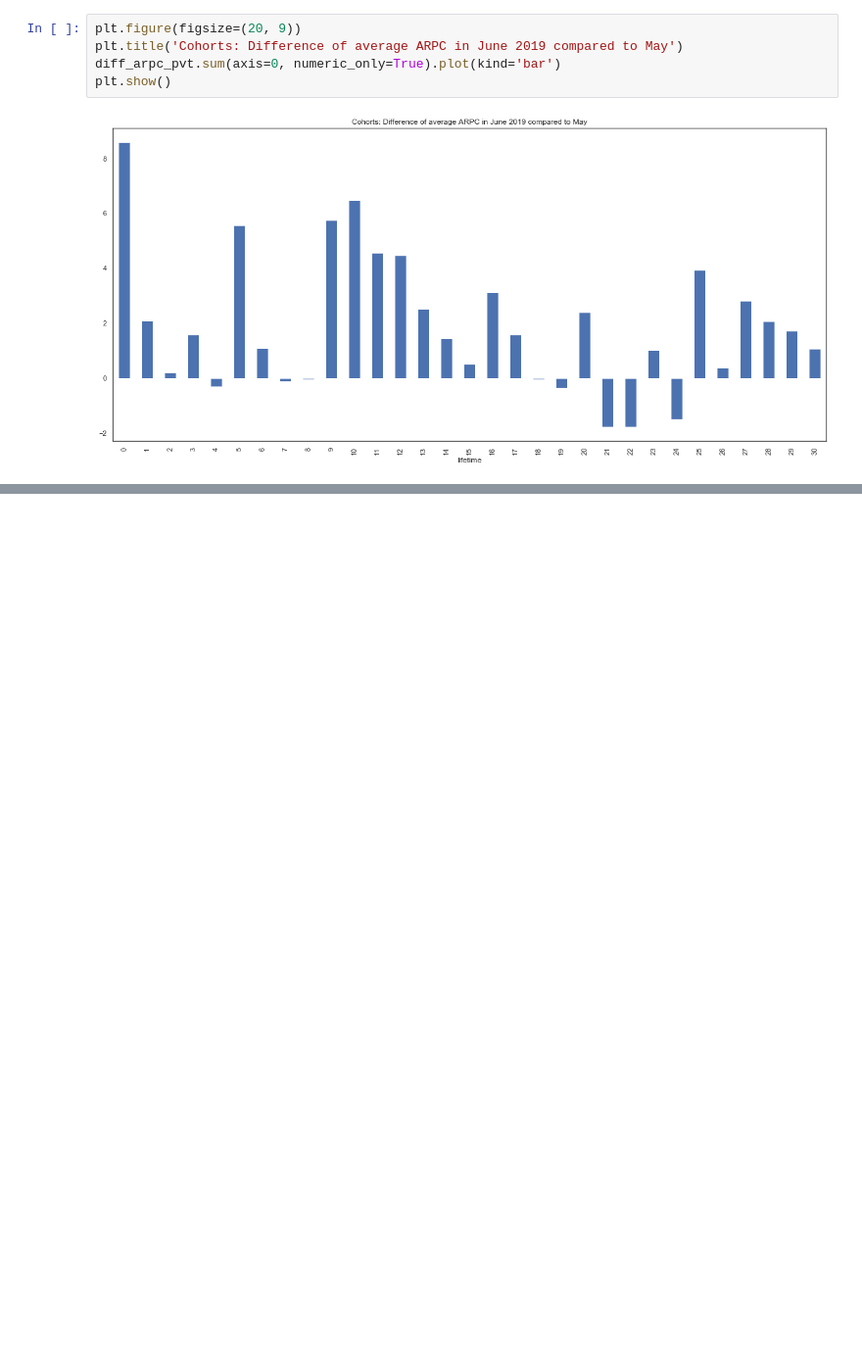
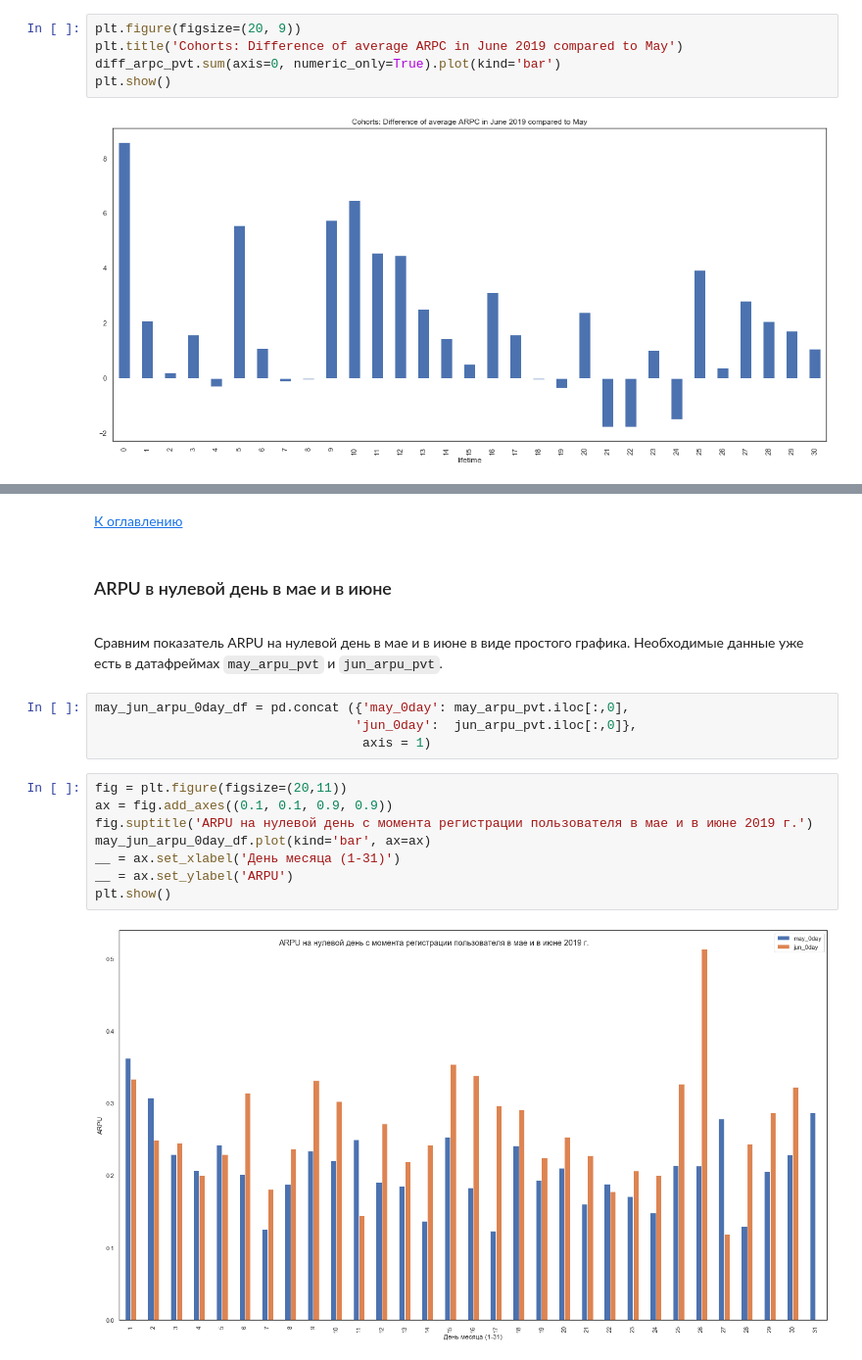
Before and after one commit to gdg-work/SkillFactory__SDA5__Case_A9, a Jupyter notebook: case_A9.ipynb, the cells around one changed output, grey strips where cells are left out. Shown at 98% size. Drawn from its saved outputs; the diff is of its cells as text; blank space fills up the shorter version.

```diff
--- a/case_A9.ipynb
+++ b/case_A9.ipynb
@@ -632,0 +782,21 @@ plt.show()
+# %% [markdown]
+[К оглавлению](#contents)
+# %% [markdown]
+### ARPU в нулевой день в мае и в июне
+<a id='zero_day_ARPU_compare'/>
+# %% [markdown]
+Сравним показатель ARPU на нулевой день в мае и в июне в виде простого графика.  Необходимые данные уже есть в датафреймах `may_arpu_pvt` и `jun_arpu_pvt`.
+# %%
+may_jun_arpu_0day_df = pd.concat ({'may_0day': may_arpu_pvt.iloc[:,0],
+                                  'jun_0day':  jun_arpu_pvt.iloc[:,0]},
+                                   axis = 1)
+# %%
+fig = plt.figure(figsize=(20,11))
+ax = fig.add_axes((0.1, 0.1, 0.9, 0.9))
+fig.suptitle('ARPU на нулевой день с момента регистрации пользователя в мае и в июне 2019 г.')
+may_jun_arpu_0day_df.plot(kind='bar', ax=ax)
+__ = ax.set_xlabel('День месяца (1-31)')
+__ = ax.set_ylabel('ARPU')
+plt.show()
+# %% [output]
+[figure, added]
```
Also changed, not shown: parts of 69 cells of this notebook.
